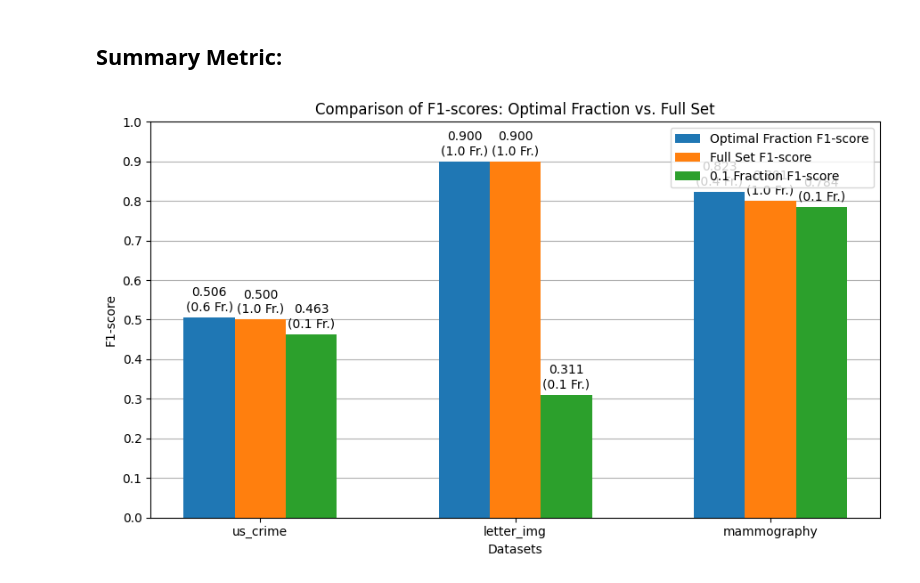
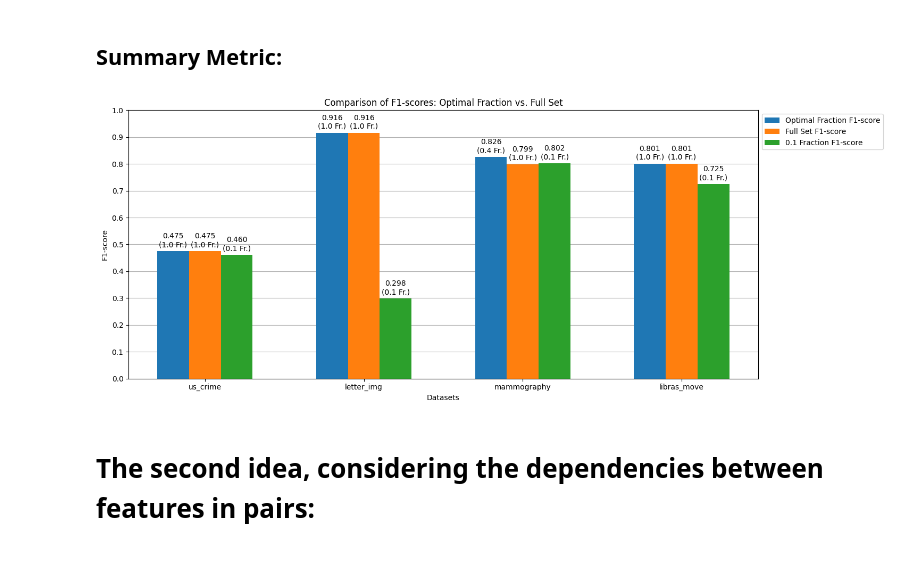
Before and after one commit to AlirezaBoroon/Fractional-Feature-Selection.-Evaluating-Features-Predictive-Power, a Jupyter notebook: Implementing_Feature_Selection.ipynb, the cells around one changed output. Saved outputs shown, nothing was run; the diff lists cells and outputs as text; code cells hidden in the pictures.

```diff
--- a/Implementing_Feature_Selection.ipynb
+++ b/Implementing_Feature_Selection.ipynb
@@ -15,24 +28,3 @@ from sklearn.svm import SVC
 from sklearn.preprocessing import StandardScaler
 import matplotlib.pyplot as plt
 from sklearn.impute import SimpleImputer
-# %%
-df = pd.read_csv("https://archive.ics.uci.edu/static/public/183/data.csv")
-y = df.iloc[1:, -1].astype(float).apply(lambda x: 1 if x > 0.65 else 0).astype(int)  # Target is the last column
-df = df.drop(columns=['communityname'])
-# df = np.where(df == '?', np.nan, df)
-# imputer = SimpleImputer(strategy='median') # Or another suitable strategy
-# df = imputer.fit_transform(df)
-df = pd.DataFrame(df)
-
-for i in ['PctKids2Par','PctTeen2Par','PctIlleg','NumIlleg','MedRentPctHousInc','PctNotSpeakEnglWell','PctRecentImmig','PctUnemployed','PctVacantBoarded','PctYoungKids2Par']:
-  correlation = df[i].corr(df['ViolentCrimesPerPop'])
-# MedRentPctHousInc:91, F1-score based Rank: 67, F1-score: 0.010256
-# Feature: PctNotSpeakEnglWell:66, F1-score based Rank: 68, F1-score: 0.009756
-# Feature: PctRecentImmig:61, F1-score based Rank: 69, F1-score: 0.009302
-# Feature: PctUnemployed:37, F1-score based Rank: 70, F1-score: 0.009302
-# Feature: PctVacantBoarded:79, F1-score based Rank: 71, F1-score: 0.009091
-# Feature: PctImmigRecent:57, F1-score based Rank: 72, F1-score: 0.008333
-# Feature: agePct12t29:12, F1-score based Rank: 73, F1-score: 0.008333
-# Feature: racePctHisp:10, F1-score based Rank: 74, F1-score: 0.008000
-# Feature: PctImmigRec8:59, F1-score based Rank: 75, F1-score: 0.000000
-  print(f"Correlation between {i} and Target: {correlation:.5f}")
@@ -50,8 +31,10 @@ Correlation between PctYoungKids2Par and Target: -0.66606
 # %%
+# THIS PART CHANGES WITH DIFFERENT DATASETS:
 datasets = {
     'us_crime': "https://archive.ics.uci.edu/static/public/183/data.csv",
     'letter_img': "https://archive.ics.uci.edu/static/public/59/data.csv",
-    'mammography': "https://archive.ics.uci.edu/static/public/161/data.csv"
+    'mammography': "https://archive.ics.uci.edu/static/public/161/data.csv",
+    'libras_move': "/content/movement_libras.data" # dataset is on the local machine. (downloaded and unzipped from https://archive.ics.uci.edu/static/public/181/libras+movement.zip)
 }
 
 data_dict = {}
@@ -71,6 +54,10 @@ for name, url in datasets.items():
         X = data.iloc[1:, :-1]
         y = data.iloc[1:, -1].astype(int)  # Target is the last column
         print(f'dataset {name}: Target: 1 (Malignant) or 0 (Benign).')
+    elif name == 'libras_move':
+        X = data.iloc[1:, :-1]
+        y = data.iloc[1:, -1].apply(lambda x: 1 if x == 1 else 0).astype(int)  # Target is the last column
+        print(f'dataset {name}: Target: 1 or 0.')
     data_dict[name] = (X, y)
 # %% [output]
 dataset us_crime: Target: > 0.65 or < 0.65.
@@ -272,12 +248,13 @@ for name, (X, y) in data_dict.items():
     optimal_feature_indices = feature_ranking[:num_optimal_features]
     print(f"Features (from highest to lowest score) as an optimal subset:")
 
-    ########
+    ######## # THIS PART CHANGES WITH DIFFERENT DATASETS:
     # having the names of features (again)!
     datasets = {
     'us_crime': "https://archive.ics.uci.edu/static/public/183/data.csv",
     'letter_img': "https://archive.ics.uci.edu/static/public/59/data.csv",
-    'mammography': "https://archive.ics.uci.edu/static/public/161/data.csv"
+    'mammography': "https://archive.ics.uci.edu/static/public/161/data.csv",
+    'libras_move': "/content/movement_libras.data" # dataset is on the local machine. (downloaded and unzipped from https://archive.ics.uci.edu/static/public/181/libras+movement.zip)
     }
     data_reimport = pd.read_csv(datasets[name], header=0)
     if name == 'us_crime':
@@ -287,6 +264,8 @@ for name, (X, y) in data_dict.items():
         X_reimport = data_reimport.iloc[1:, 1:]  # Features start from the second column
     elif name == 'mammography':
         X_reimport = data_reimport.iloc[1:, :-1]
+    elif name == 'libras_move':
+        X_reimport = data_reimport.iloc[0:, :-1]
     ########
 
     for index in optimal_feature_indices:
@@ -366,28 +370,30 @@ This shows us that we do not necessarily need to use all the features and also m
 # %%
 # Summary metrics of optimal fractions of top features vs. full set of features.
 
 dataset_names = list(data_dict.keys())
 bar_width = 0.20
 index = np.arange(len(dataset_names))
 
-plt.figure(figsize=(9, 5.4))
+plt.figure(figsize=(15, 6))
 plt.bar(index, optimal_f1_scores, bar_width, label='Optimal Fraction F1-score', zorder= 2)
 plt.bar(index + bar_width, full_set_f1_scores, bar_width, label='Full Set F1-score', zorder= 2)
 plt.bar(index + 2* bar_width, _010_f1_scores, bar_width, label='0.1 Fraction F1-score', zorder= 2) # OPTIONAL
 
 plt.xlabel('Datasets')
 plt.ylabel('F1-score')
 plt.title('Comparison of F1-scores: Optimal Fraction vs. Full Set')
 plt.xticks(index + (3* bar_width / 3), dataset_names) # RELATED TO THE OPTIONAL PART.
-plt.legend()
+plt.legend(bbox_to_anchor=(1.00, 1), loc='upper left')
 plt.tight_layout()
 for i in index:
   plt.text(index[i], optimal_f1_scores[i] + 0.01, f"{optimal_f1_scores[i]:.3f}\n({optimal_fractions[i]} Fr.)", ha='center', va='bottom')
   plt.text(index[i] + bar_width, full_set_f1_scores[i] + 0.01, f"{full_set_f1_scores[i]:.3f}\n(1.0 Fr.)", ha='center', va='bottom')
   plt.text(index[i] + 2* bar_width, _010_f1_scores[i] + 0.01, f"{_010_f1_scores[i]:.3f}\n(0.1 Fr.)", ha='center', va='bottom') # OPTIONAL
 
 plt.yticks(np.arange(0, 1.1, 0.1))  # Set y-ticks with a step of 0.1
 plt.grid(True, axis= 'y', zorder= 0)
 plt.show()
 # %% [output]
-[figure, old version]
+[figure, new version]
+# %% [markdown]
+# **The second idea, considering the dependencies between features in pairs:**
```
Also changed, not shown: parts of 7 cells of this notebook.
